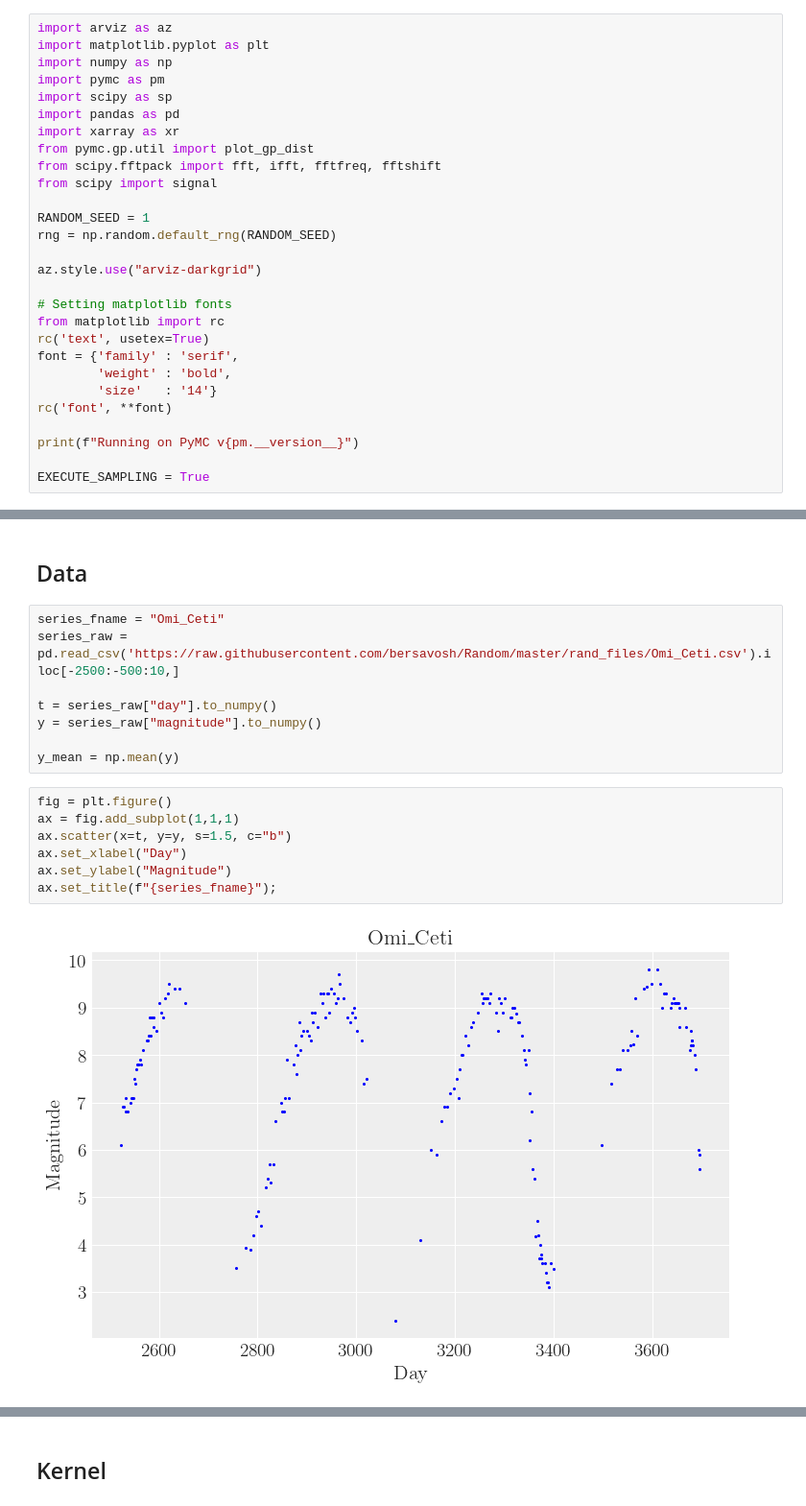
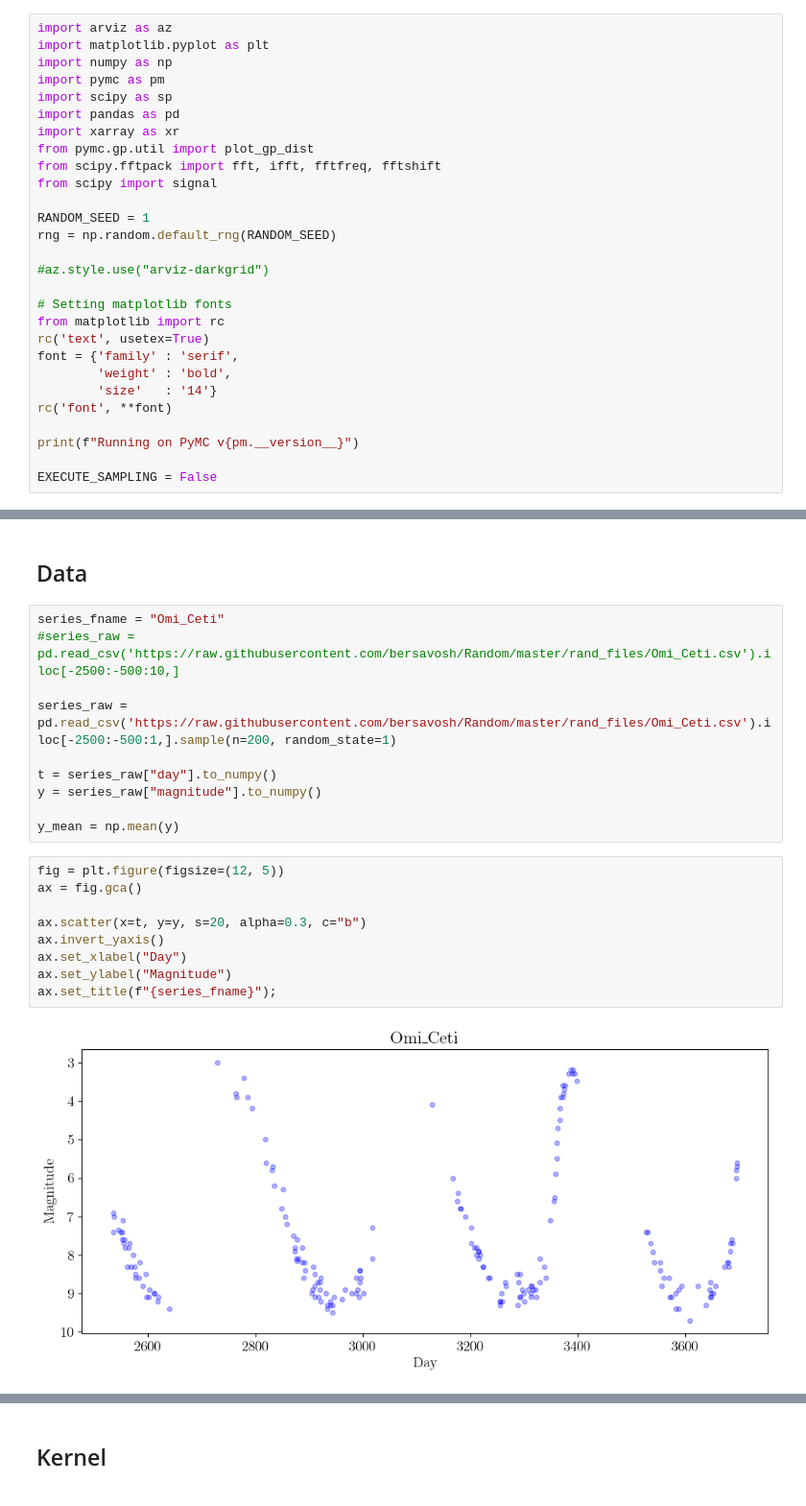
Before and after one commit to shihchingfu/omi-ceti, a Jupyter notebook: pymc-gp-fitting-periodic-AB_test.ipynb, the cells around one changed output, grey strips where cells are left out. Shown at 96% size. Drawn from its saved outputs; the diff is of its cells as text.

Commit message:
Random subsample of points.

```diff
--- a/pymc-gp-fitting-periodic-AB_test.ipynb
+++ b/pymc-gp-fitting-periodic-AB_test.ipynb
@@ -15,7 +15,7 @@ from scipy import signal
 RANDOM_SEED = 1
 rng = np.random.default_rng(RANDOM_SEED)
 
-az.style.use("arviz-darkgrid")
+#az.style.use("arviz-darkgrid")
 
 # Setting matplotlib fonts
 from matplotlib import rc
@@ -27,28 +27,32 @@ rc('font', **font)
 
 print(f"Running on PyMC v{pm.__version__}")
 
-EXECUTE_SAMPLING = True
+EXECUTE_SAMPLING = False
 # %% [output]
 Running on PyMC v5.1.2
 # %% [markdown]
 ## Data
 # %%
 series_fname = "Omi_Ceti"
-series_raw = pd.read_csv('https://raw.githubusercontent.com/bersavosh/Random/master/rand_files/Omi_Ceti.csv').iloc[-2500:-500:10,]
+#series_raw = pd.read_csv('https://raw.githubusercontent.com/bersavosh/Random/master/rand_files/Omi_Ceti.csv').iloc[-2500:-500:10,]
+
+series_raw = pd.read_csv('https://raw.githubusercontent.com/bersavosh/Random/master/rand_files/Omi_Ceti.csv').iloc[-2500:-500:1,].sample(n=200, random_state=1)
 
 t = series_raw["day"].to_numpy()
 y = series_raw["magnitude"].to_numpy()
 
 y_mean = np.mean(y)
 # %%
-fig = plt.figure()
-ax = fig.add_subplot(1,1,1)
-ax.scatter(x=t, y=y, s=1.5, c="b")
+fig = plt.figure(figsize=(12, 5))
+ax = fig.gca()
+
+ax.scatter(x=t, y=y, s=20, alpha=0.3, c="b")
+ax.invert_yaxis()
 ax.set_xlabel("Day")
 ax.set_ylabel("Magnitude")
 ax.set_title(f"{series_fname}");
 # %% [output]
-[figure, old version]
+[figure, new version]
 # %%
 from astropy.timeseries import LombScargle
 
```
Also changed, not shown: parts of 12 cells of this notebook, 1 other file.
